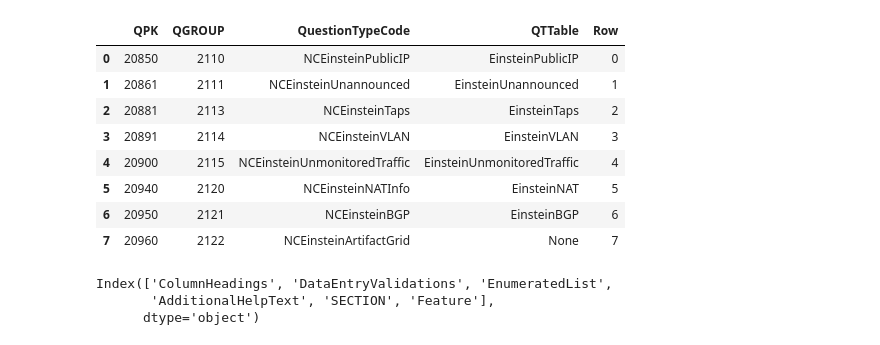
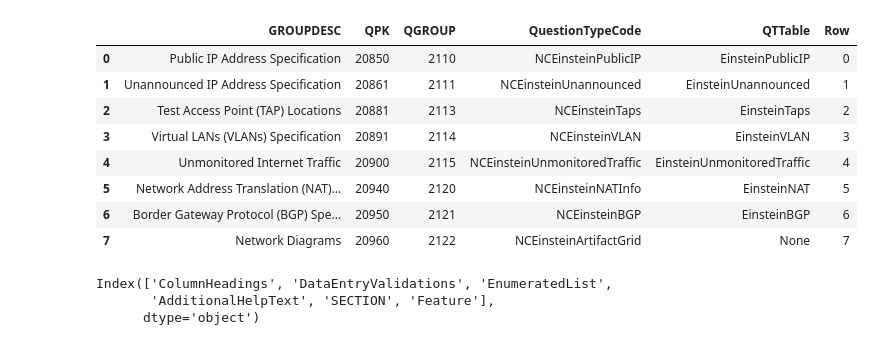
Before and after one commit to tmnkopp/PythonAutomation, a Jupyter notebook: Eins/FileGen.ipynb, the cells around one changed output. Cells and saved outputs as stored; diff of their text form; code cells hidden in the pictures.

```diff
--- a/Eins/FileGen.ipynb
+++ b/Eins/FileGen.ipynb
@@ -7,22 +7,23 @@ import pandas as pd
 # %%
 engine = create_engine(connstr)
 conn = engine.connect()
 query = """ \
-SELECT QPK, QGROUP, QuestionTypeCode, QTTable, ROW_NUMBER() OVER(ORDER BY IDTEXT ASC) -1 AS Row
+SELECT GROUPDESC, QPK, QGROUP, QuestionTypeCode, QTTable,  ROW_NUMBER() OVER(ORDER BY IDTEXT ASC) -1 AS Row
 FROM  vw_MetricsCompositeKeys
 WHERE PK_Form LIKE '%EINS%' AND QuestionTypeCode LIKE '%NCEinstein%'
 ORDER BY IDTEXT ASC
 """
 df = pd.read_sql(query,con=conn)
 conn.close()
+df.GROUPDESC = df.GROUPDESC.apply(lambda s: re.sub('Section \d:','',s))
 df
 # %% [output]
-|  | QPK | QGROUP | QuestionTypeCode | QTTable | Row |
-| 0 | 20850 | 2110 | NCEinsteinPublicIP | EinsteinPublicIP | 0 |
-| 1 | 20861 | 2111 | NCEinsteinUnannounced | EinsteinUnannounced | 1 |
-| 2 | 20881 | 2113 | NCEinsteinTaps | EinsteinTaps | 2 |
-| 3 | 20891 | 2114 | NCEinsteinVLAN | EinsteinVLAN | 3 |
-| 4 | 20900 | 2115 | NCEinsteinUnmonitoredTraffic | EinsteinUnmonitoredTraffic | 4 |
-| 5 | 20940 | 2120 | NCEinsteinNATInfo | EinsteinNAT | 5 |
-| 6 | 20950 | 2121 | NCEinsteinBGP | EinsteinBGP | 6 |
-| 7 | 20960 | 2122 | NCEinsteinArtifactGrid | None | 7 |
+|  | GROUPDESC | QPK | QGROUP | QuestionTypeCode | QTTable | Row |
+| 0 | Public IP Address Specification | 20850 | 2110 | NCEinsteinPublicIP | EinsteinPublicIP | 0 |
+| 1 | Unannounced IP Address Specification | 20861 | 2111 | NCEinsteinUnannounced | EinsteinUnannounced | 1 |
+| 2 | Test Access Point (TAP) Locations | 20881 | 2113 | NCEinsteinTaps | EinsteinTaps | 2 |
+| 3 | Virtual LANs (VLANs) Specification | 20891 | 2114 | NCEinsteinVLAN | EinsteinVLAN | 3 |
+| 4 | Unmonitored Internet Traffic | 20900 | 2115 | NCEinsteinUnmonitoredTraffic | EinsteinUnmonitoredTraffic | 4 |
+| 5 | Network Address Translation (NAT)... | 20940 | 2120 | NCEinsteinNATInfo | EinsteinNAT | 5 |
+| 6 | Border Gateway Protocol (BGP) Spe... | 20950 | 2121 | NCEinsteinBGP | EinsteinBGP | 6 |
+| 7 | Network Diagrams | 20960 | 2122 | NCEinsteinArtifactGrid | None | 7 |
```
Also changed, not shown: parts of 3 cells of this notebook, 1 other file.
